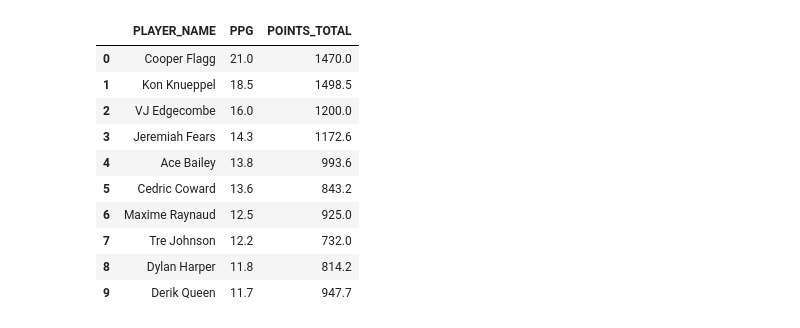
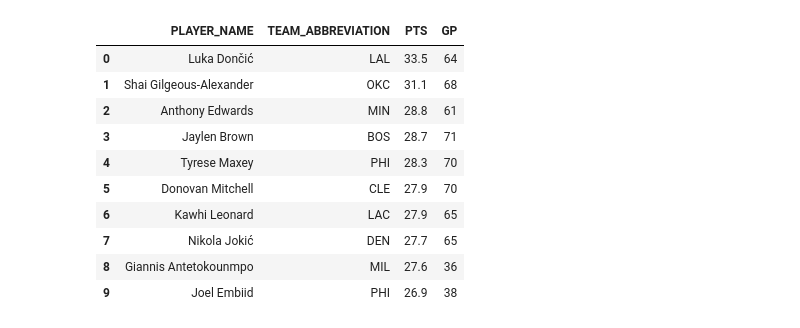
Before and after one commit to Pab200/pabs-nba-analytics-dashboard, a Jupyter notebook: notebooks/reference/analysis_using_sql.ipynb, the cells around one changed output. Saved outputs shown, nothing was run; the diff lists cells and outputs as text; code cells hidden in the pictures.

```diff
--- a/notebooks/reference/analysis_using_sql.ipynb
+++ b/notebooks/reference/analysis_using_sql.ipynb
@@ -82,12 +58,4 @@ df
 # %%
-query = """
-SELECT PLAYER_NAME, PTS, GP, TEAM_ABBREVIATION
-FROM season_stats
-WHERE SEASON = ?
-ORDER BY PTS DESC
-LIMIT 10
-"""
-
-df_top_scorers = run_query(query, (selected_season,))
-df_top_scorers
+selected_season = seasons["SEASON"].iloc[-1]  # most recent season
+selected_season
 # %% [output]
@@ -105,23 +63,24 @@ df_top_scorers
 # %%
-colors = [get_primary(t) for t in df_top_scorers["TEAM_ABBREVIATION"]]
-edges = [get_secondary(t) for t in df_top_scorers["TEAM_ABBREVIATION"]]
+query = """
+SELECT PLAYER_NAME, TEAM_ABBREVIATION, PTS, GP
+FROM season_stats
+WHERE SEASON = ?
+ORDER BY PTS DESC
+LIMIT 10
+"""
 
-plt.figure(figsize=(10,6))
-plt.bar(df_top_scorers["PLAYER_NAME"], df_top_scorers["PTS"],
-        color=colors, edgecolor=edges, linewidth=3)
-plt.xticks(rotation=45)
-plt.title(f"Top Scorers — {selected_season}")
-plt.show()
+df_top_scorers = run_query(query, (selected_season,))
+df_top_scorers
 # %% [output]
-|  | PLAYER_NAME | PPG | POINTS_TOTAL |
-| 0 | Cooper Flagg | 21.0 | 1470.0 |
-| 1 | Kon Knueppel | 18.5 | 1498.5 |
-| 2 | VJ Edgecombe | 16.0 | 1200.0 |
-| 3 | Jeremiah Fears | 14.3 | 1172.6 |
-| 4 | Ace Bailey | 13.8 | 993.6 |
-| 5 | Cedric Coward | 13.6 | 843.2 |
-| 6 | Maxime Raynaud | 12.5 | 925.0 |
-| 7 | Tre Johnson | 12.2 | 732.0 |
-| 8 | Dylan Harper | 11.8 | 814.2 |
-| 9 | Derik Queen | 11.7 | 947.7 |
+|  | PLAYER_NAME | TEAM_ABBREVIATION | PTS | GP |
+| 0 | Luka Dončić | LAL | 33.5 | 64 |
+| 1 | Shai Gilgeous-Alexander | OKC | 31.1 | 68 |
+| 2 | Anthony Edwards | MIN | 28.8 | 61 |
+| 3 | Jaylen Brown | BOS | 28.7 | 71 |
+| 4 | Tyrese Maxey | PHI | 28.3 | 70 |
+| 5 | Donovan Mitchell | CLE | 27.9 | 70 |
+| 6 | Kawhi Leonard | LAC | 27.9 | 65 |
+| 7 | Nikola Jokić | DEN | 27.7 | 65 |
+| 8 | Giannis Antetokounmpo | MIL | 27.6 | 36 |
+| 9 | Joel Embiid | PHI | 26.9 | 38 |
 # %%
```
Also changed, not shown: parts of 10 cells of this notebook.
